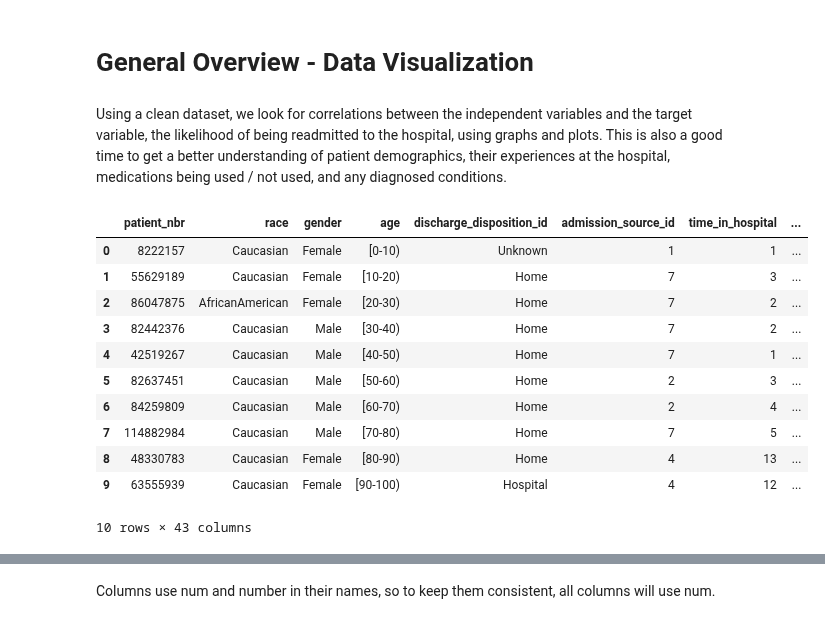
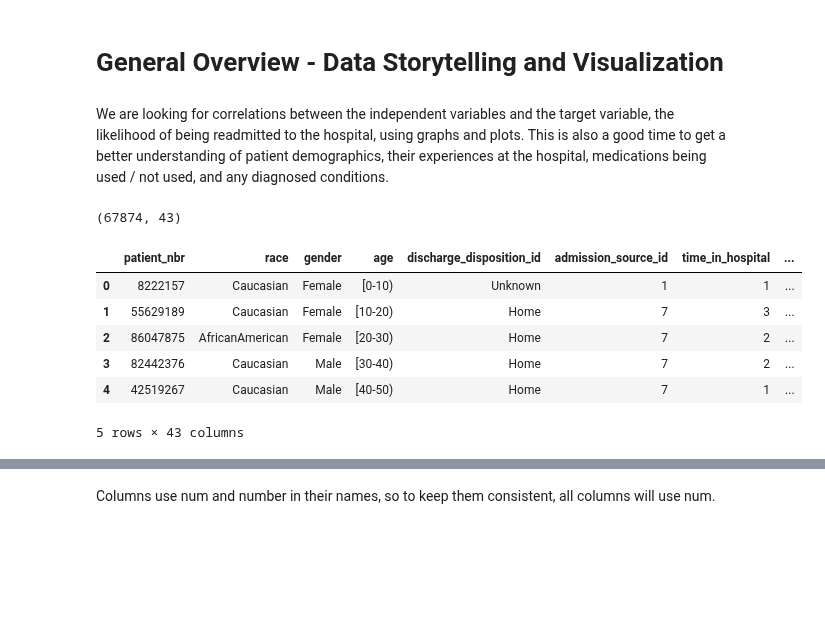
Before and after one commit to annasophiat/diabetic-readmissions, a Jupyter notebook: diabetes_storytelling.ipynb, the cells around one changed output, grey strips where cells are left out. Drawn from its saved outputs; the diff is of its cells as text; code cells hidden in the pictures; blank space fills up the shorter version.

```diff
--- a/diabetes_storytelling.ipynb
+++ b/diabetes_storytelling.ipynb
@@ -1,7 +1,7 @@
 # %% [markdown]
-# General Overview - Data Visualization
+# General Overview - Data Storytelling and Visualization
 # %% [markdown]
-Using a clean dataset, we look for correlations between the independent variables and the target variable, the likelihood of being readmitted to the hospital, using graphs and plots. This is also a good time to get a better understanding of patient demographics, their experiences at the hospital, medications being used / not used, and any diagnosed conditions.
+We are looking for correlations between the independent variables and the target variable, the likelihood of being readmitted to the hospital, using graphs and plots. This is also a good time to get a better understanding of patient demographics, their experiences at the hospital, medications being used / not used, and any diagnosed conditions.
 # %%
 import pandas as pd
 import numpy as np
@@ -15,21 +15,20 @@ sns.set(style='darkgrid')
 # %%
 data = pd.read_csv('diabetes_cleaned.csv', index_col=0) # import data
 diabetes = data.copy() # save a copy of data as diabetes
+# %%
+diabetes.shape
+# %% [output]
+(67874, 43)
 # %%
-diabetes.head(10)
+diabetes.head()
 # %% [output]
 |  | patient_nbr | race | gender | age | discharge_disposition_id | admission_source_id | time_in_hospital | ... |
 | 0 | 8222157 | Caucasian | Female | [0-10) | Unknown | 1 | 1 | ... |
 | 1 | 55629189 | Caucasian | Female | [10-20) | Home | 7 | 3 | ... |
 | 2 | 86047875 | AfricanAmerican | Female | [20-30) | Home | 7 | 2 | ... |
 | 3 | 82442376 | Caucasian | Male | [30-40) | Home | 7 | 2 | ... |
 | 4 | 42519267 | Caucasian | Male | [40-50) | Home | 7 | 1 | ... |
-| 5 | 82637451 | Caucasian | Male | [50-60) | Home | 2 | 3 | ... |
-| 6 | 84259809 | Caucasian | Male | [60-70) | Home | 2 | 4 | ... |
-| 7 | 114882984 | Caucasian | Male | [70-80) | Home | 7 | 5 | ... |
-| 8 | 48330783 | Caucasian | Female | [80-90) | Home | 4 | 13 | ... |
-| 9 | 63555939 | Caucasian | Female | [90-100) | Hospital | 4 | 12 | ... |
-10 rows × 43 columns
+5 rows × 43 columns
 # %%
 diabetes.info()
 # %% [output]
```
Also changed, not shown: parts of 41 cells of this notebook.
